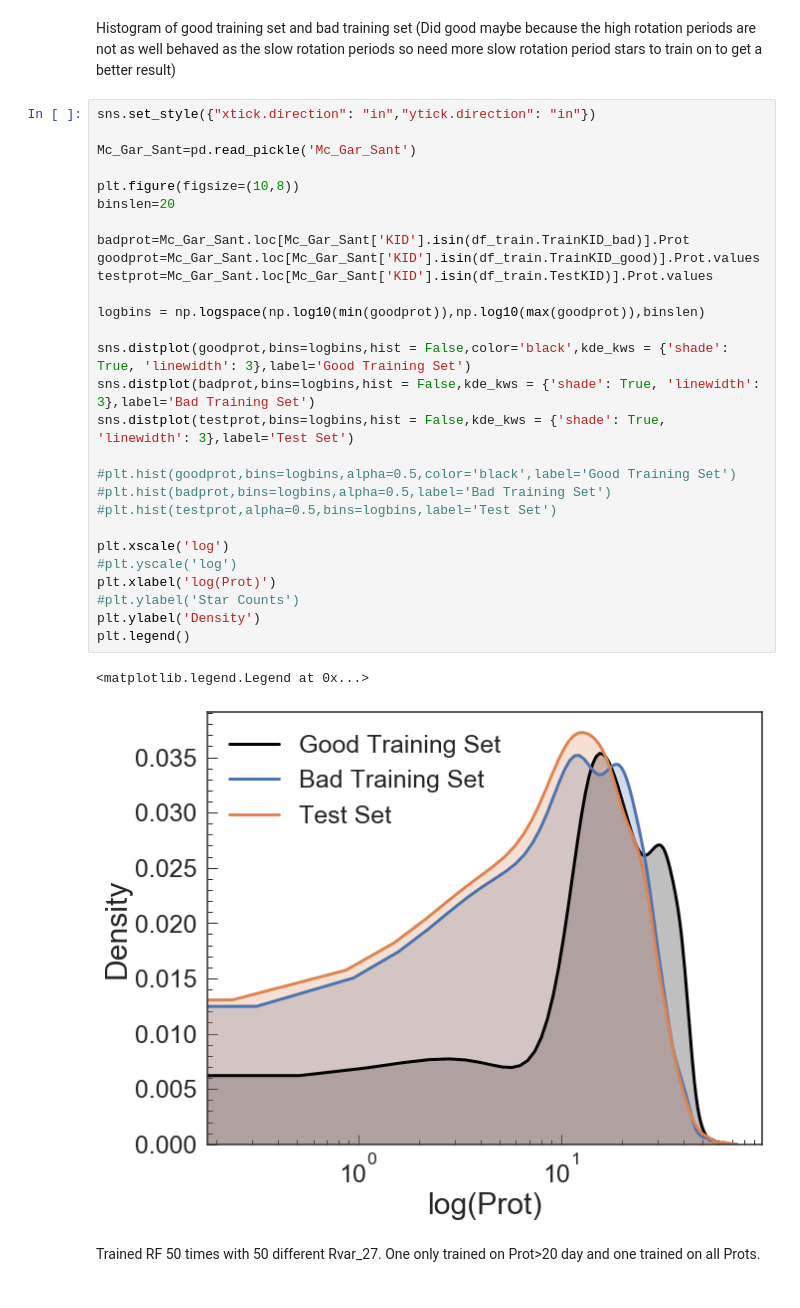
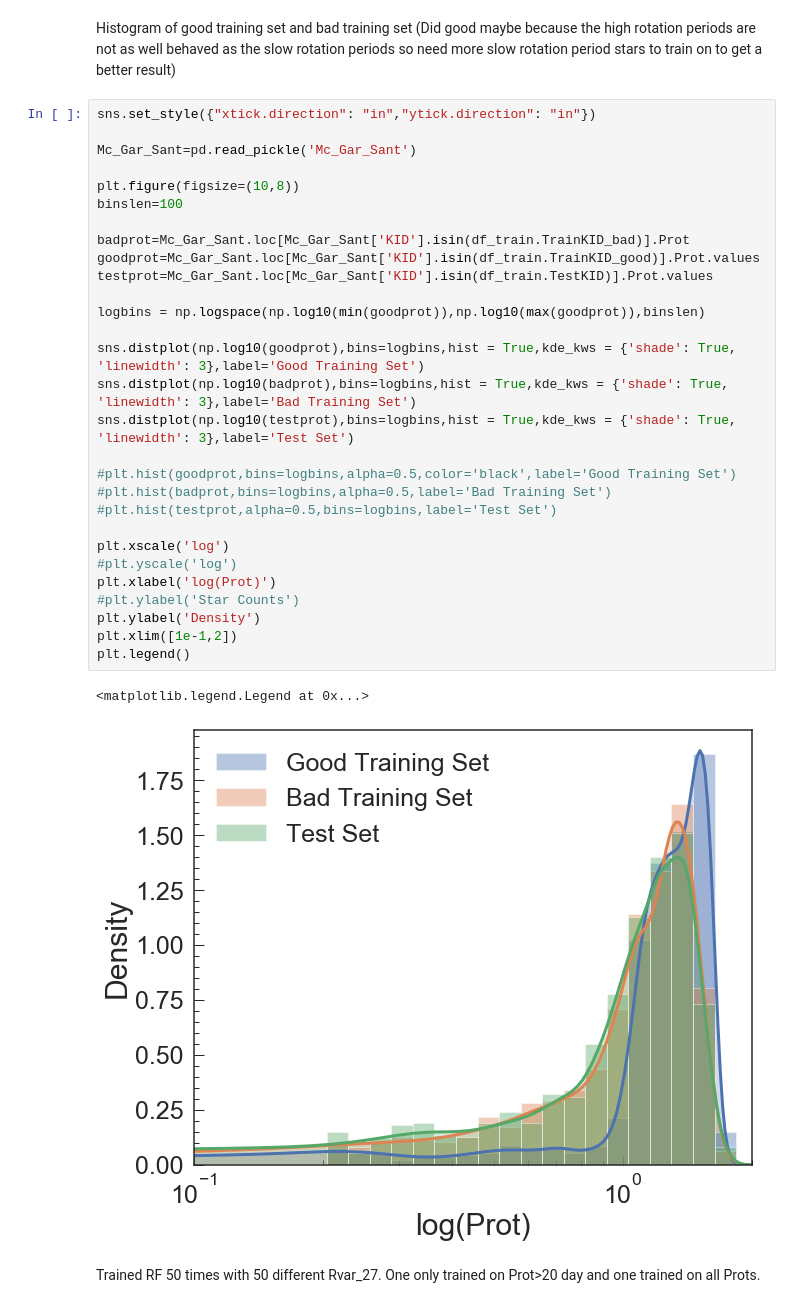
Before and after one commit to lyx12311/Mdwarf, a Jupyter notebook: Figures/Figures.ipynb, the cells around one changed output. Saved outputs shown, nothing was run; the diff lists cells and outputs as text.

Commit message:
Figures

```diff
--- a/Figures/Figures.ipynb
+++ b/Figures/Figures.ipynb
@@ -118,34 +118,35 @@ Histogram of good training set and bad training set (Did good maybe because the
 # %%
 sns.set_style({"xtick.direction": "in","ytick.direction": "in"})
 
 Mc_Gar_Sant=pd.read_pickle('Mc_Gar_Sant')
 
 plt.figure(figsize=(10,8))
-binslen=20
+binslen=100
 
 badprot=Mc_Gar_Sant.loc[Mc_Gar_Sant['KID'].isin(df_train.TrainKID_bad)].Prot
 goodprot=Mc_Gar_Sant.loc[Mc_Gar_Sant['KID'].isin(df_train.TrainKID_good)].Prot.values
 testprot=Mc_Gar_Sant.loc[Mc_Gar_Sant['KID'].isin(df_train.TestKID)].Prot.values
 
 logbins = np.logspace(np.log10(min(goodprot)),np.log10(max(goodprot)),binslen)
 
-sns.distplot(goodprot,bins=logbins,hist = False,color='black',kde_kws = {'shade': True, 'linewidth': 3},label='Good Training Set')
-sns.distplot(badprot,bins=logbins,hist = False,kde_kws = {'shade': True, 'linewidth': 3},label='Bad Training Set')
-sns.distplot(testprot,bins=logbins,hist = False,kde_kws = {'shade': True, 'linewidth': 3},label='Test Set')
+sns.distplot(np.log10(goodprot),bins=logbins,hist = True,kde_kws = {'shade': True, 'linewidth': 3},label='Good Training Set')
+sns.distplot(np.log10(badprot),bins=logbins,hist = True,kde_kws = {'shade': True, 'linewidth': 3},label='Bad Training Set')
+sns.distplot(np.log10(testprot),bins=logbins,hist = True,kde_kws = {'shade': True, 'linewidth': 3},label='Test Set')
 
 #plt.hist(goodprot,bins=logbins,alpha=0.5,color='black',label='Good Training Set')
 #plt.hist(badprot,bins=logbins,alpha=0.5,label='Bad Training Set')
 #plt.hist(testprot,alpha=0.5,bins=logbins,label='Test Set')
 
 plt.xscale('log')
 #plt.yscale('log')
 plt.xlabel('log(Prot)')
 #plt.ylabel('Star Counts')
 plt.ylabel('Density')
+plt.xlim([1e-1,2])
 plt.legend()
 # %% [output]
 <matplotlib.legend.Legend at 0x...>
-[figure, old version]
+[figure, new version]
 # %% [markdown]
 Trained RF 50 times with 50 different Rvar_27. One only trained on Prot>20 day and one trained on all Prots.
 # %%
```
